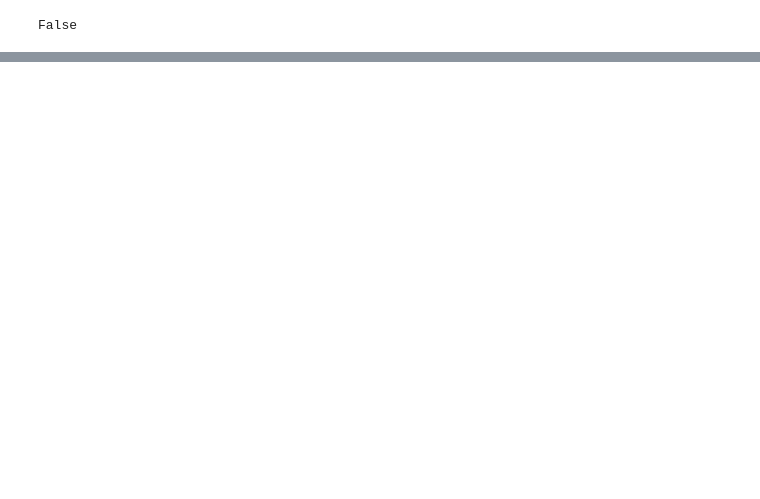
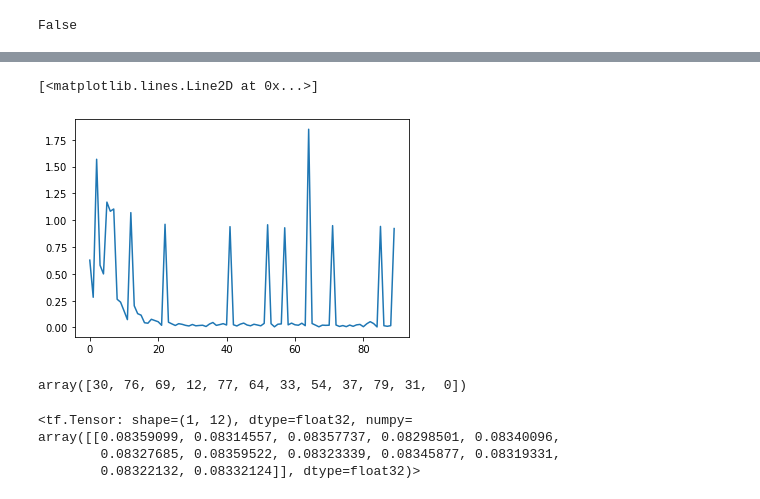
Before and after one commit to Smung-Institute/set-jetter, a Jupyter notebook: notebok/3_play_set.ipynb, the cells around one changed output, grey strips where cells are left out. Drawn from its saved outputs; the diff is of its cells as text; code cells hidden in the pictures; blank space fills up the shorter version.

```diff
--- a/notebok/3_play_set.ipynb
+++ b/notebok/3_play_set.ipynb
@@ -402,0 +436,5 @@ choice_probs_history[0], critic_value_history[0], round_results[0]
+# %%
+plt.plot(game_losses[10:])
+# %% [output]
+[<matplotlib.lines.Line2D at 0x...>]
+[figure, added]
@@ -402,0 +443,5 @@ choice_probs_history[0], critic_value_history[0], round_results[0]
+# %%
+#look at the board
+board
+# %% [output]
+array([30, 76, 69, 12, 77, 64, 33, 54, 37, 79, 31,  0])
@@ -402,0 +452,7 @@ choice_probs_history[0], critic_value_history[0], round_results[0]
+# %%
+choice_probs
+# %% [output]
+<tf.Tensor: shape=(1, 12), dtype=float32, numpy=
+array([[0.08359099, 0.08314557, 0.08357737, 0.08298501, 0.08340096,
+        0.08327685, 0.08359522, 0.08323339, 0.08345877, 0.08319331,
+        0.08322132, 0.08332124]], dtype=float32)>
```
Also changed, not shown: parts of 28 cells of this notebook, 2 other files.
